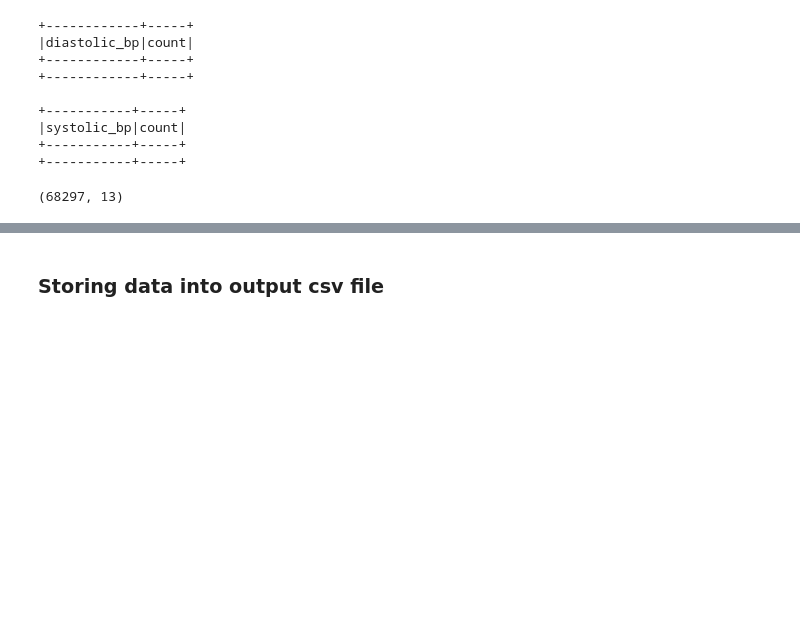
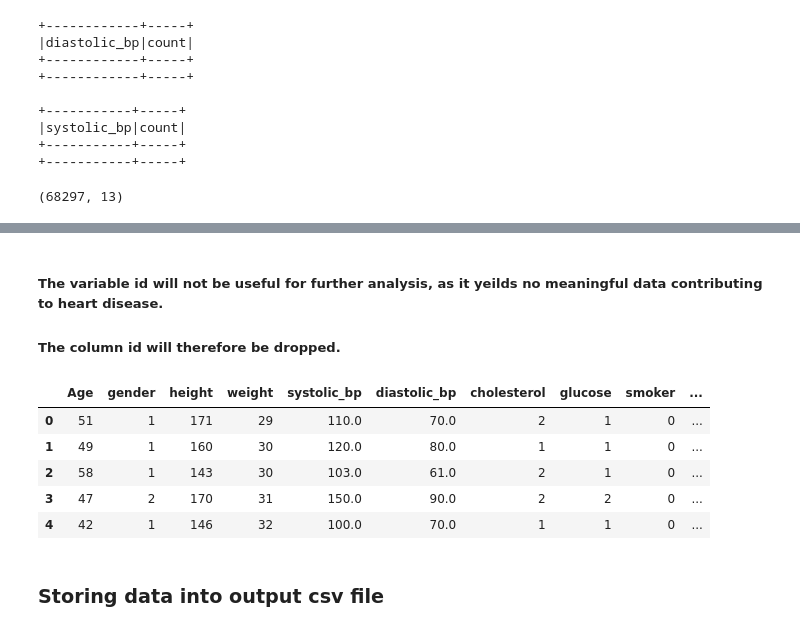
Before and after one commit to krishnakalisarkar/Be_Heart_Smart, a Jupyter notebook: Cardiovascular_Disease.ipynb, the cells around one changed output, grey strips where cells are left out. Saved outputs shown, nothing was run; the diff lists cells and outputs as text; code cells hidden in the pictures; blank space fills up the shorter version.

```diff
--- a/Cardiovascular_Disease.ipynb
+++ b/Cardiovascular_Disease.ipynb
@@ -198,0 +245,2 @@ print((cardio_df.count(), len(cardio_df.columns)))
+# %%
+cardio_df = cardio_df.withColumn("Age", (F.col("age") / 365).cast('int'))
@@ -199,3 +260,17 @@ print((cardio_df.count(), len(cardio_df.columns)))
+# %% [markdown]
+##### The variable id will not be useful for further analysis, as it yeilds no meaningful data contributing to heart disease.
+##### The column id will therefore be dropped.
+# %%
+cardio_df = cardio_df.drop("id")
+# %%
+cardio_df.toPandas().head(5)
+# %% [output]
+|  | Age | gender | height | weight | systolic_bp | diastolic_bp | cholesterol | glucose | smoker | ... |
+| 0 | 51 | 1 | 171 | 29 | 110.0 | 70.0 | 2 | 1 | 0 | ... |
+| 1 | 49 | 1 | 160 | 30 | 120.0 | 80.0 | 1 | 1 | 0 | ... |
+| 2 | 58 | 1 | 143 | 30 | 103.0 | 61.0 | 2 | 1 | 0 | ... |
+| 3 | 47 | 2 | 170 | 31 | 150.0 | 90.0 | 2 | 2 | 0 | ... |
+| 4 | 42 | 1 | 146 | 32 | 100.0 | 70.0 | 1 | 1 | 0 | ... |
 # %% [markdown]
 ### Storing data into output csv file
 # %%
```
Also changed, not shown: parts of 17 cells of this notebook.
